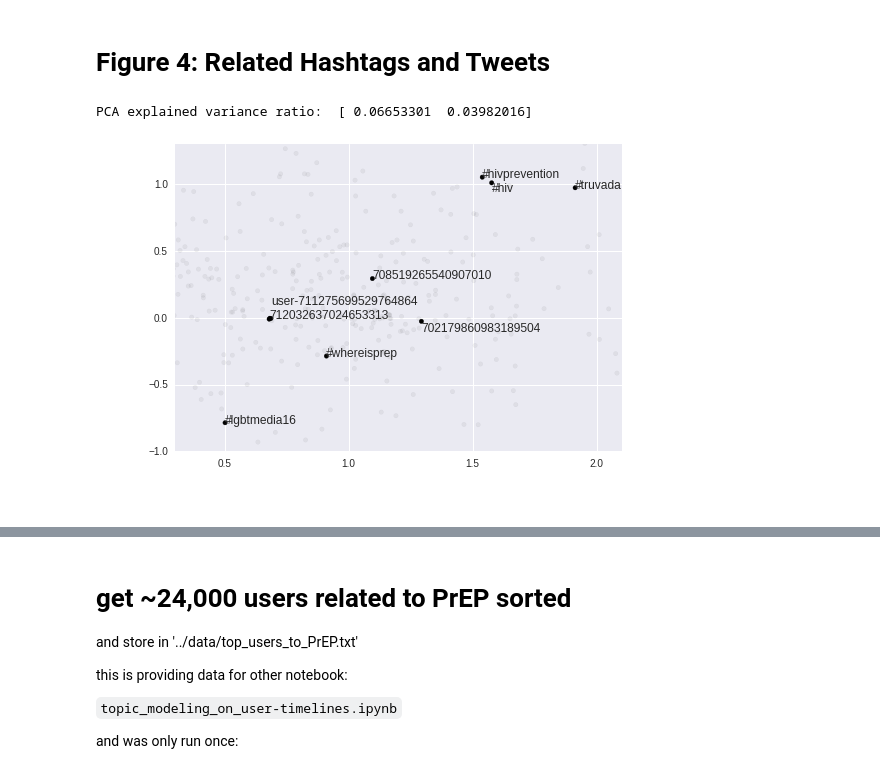
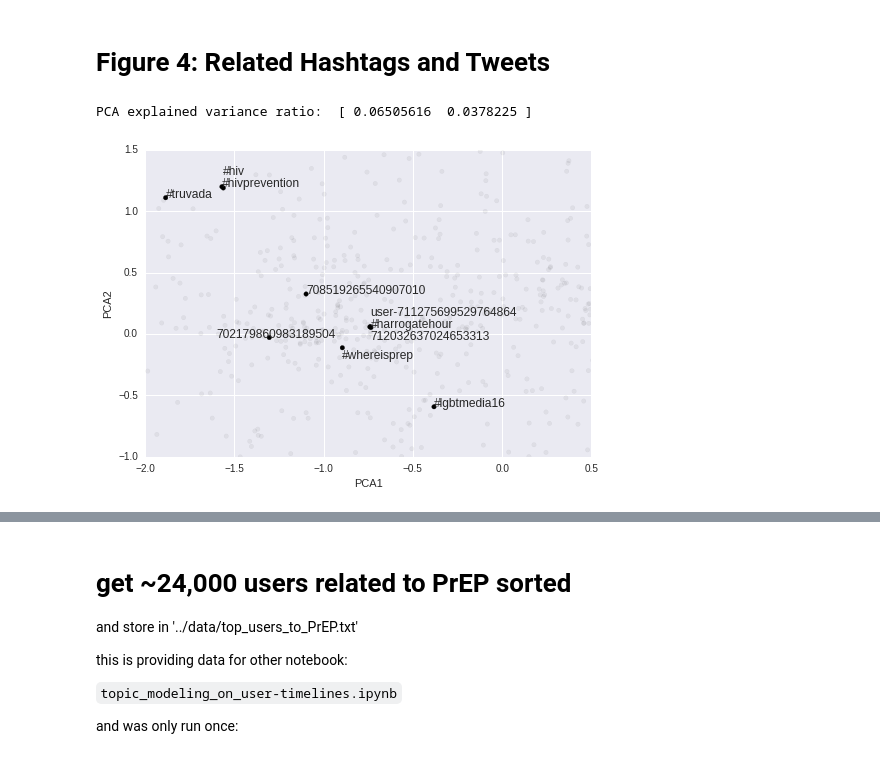
Before and after one commit to quinngroup/sm_w2v, a Jupyter notebook: notebooks/doc2vec.ipynb, the cells around one changed output, grey strips where cells are left out. Saved outputs shown, nothing was run; the diff lists cells and outputs as text; code cells hidden in the pictures.

```diff
--- a/notebooks/doc2vec.ipynb
+++ b/notebooks/doc2vec.ipynb
@@ -9,7 +9,7 @@ from collections import namedtuple
 
 import gensim
 
-train = True
+train = False
 
 Document = namedtuple('Document', 'words tags')
 
@@ -454,7 +470,7 @@ x=pca_comps[:,0]
 y=pca_comps[:,1]
 clust_labels=kmeans_labels
 title='pca_docs_prep'
-plot_lims=[0.3,2.1,-1,1.3]
+plot_lims=[-2,0.5,-1,1.5]
 
 # set up the high alpha labeled plot
 txt_labels = []
@@ -472,40 +488,47 @@ for i in range(len(x)):
 # do down sample
 if(rand_seed):
     np.random.seed(rand_seed)
 take = np.random.choice(list(range(len(x))), int(len(x)*down_samp_rate), replace=False)
 x = np.array(x)[take]
 y = np.array(y)[take]
 clust_labels = np.array(clust_labels)[take]
 
 # Plot all the data with low alpha (in the background)
 fig, ax = plt.subplots()
 ax.scatter(x, y, alpha=alpha_low, c=clust_labels, cmap=plt.get_cmap("nipy_spectral"))
 
 # Plot data with high alpha
 ax.scatter(x_high_alpha, y_high_alpha, c=labels_high_alpha,
         alpha=alpha_high, cmap=plt.get_cmap("nipy_spectral"))
 
-y_high_alpha[7] = 0.95
-y_high_alpha[0] = -0.1
-y_high_alpha[6] = 0.1
-text_high_alpha[6] = 'user-711275699529764864'
-x_high_alpha[9] = 0.1
+
+text_high_alpha[8] = 'user-711275699529764864'
+y_high_alpha[8] = 0.15
+y_high_alpha[7] = -0.2
+y_high_alpha[1] = 1.3
+x_high_alpha[3] = -1.6
+y_high_alpha[0] = -0.05
+
 for i, txt in enumerate(text_high_alpha):
     ax.annotate(txt, (x_high_alpha[i], y_high_alpha[i]))
 if(plot_lims):
     plt.axis(plot_lims)
+
+plt.xlabel('PCA1')
+plt.ylabel('PCA2')
+
 plt.savefig(title + ".pdf", format="pdf")
 plt.show()
 
 ######## end manual plotting ##################################
 
 # save tSNE plot in 'notebooks' directory (it won't show here in the notebook)
 # scatter_plot(tsne_comps[:,0], tsne_comps[:,1], alpha_high, alpha_low,
 #             kmeans_labels, text_annotations,
 #             down_samp_rate, "tsne_docs_prep", rand_seed, None)
 # %% [output]
-PCA explained variance ratio:  [ 0.06653301  0.03982016]
+PCA explained variance ratio:  [ 0.06505616  0.0378225 ]
-[figure, old version]
+[figure, new version]
 # %%
 text_high_alpha
 # %% [output]
```
Also changed, not shown: parts of 6 cells of this notebook, 3 other files.
